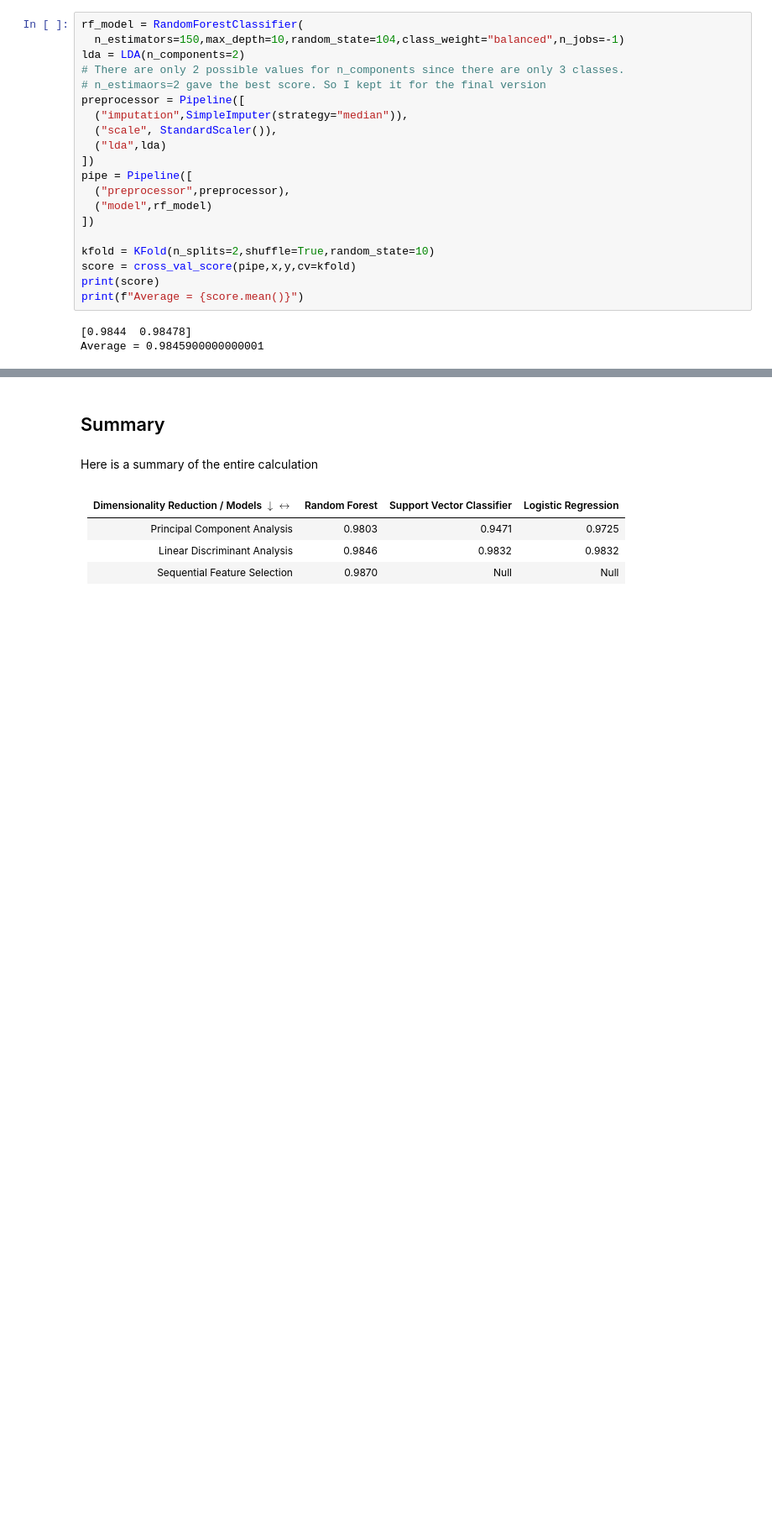
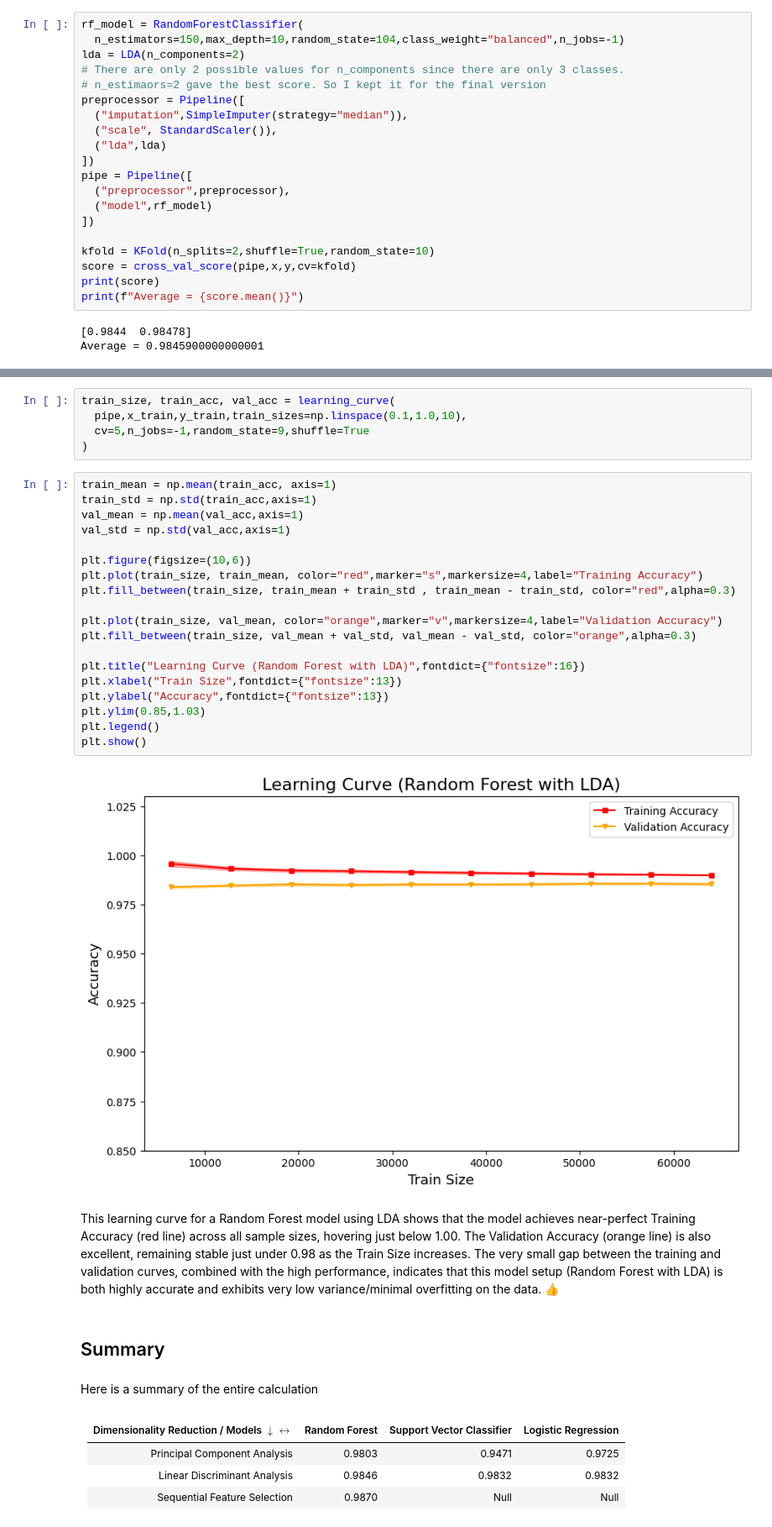
Before and after one commit to ByteBard58/The_CosmoClassifier, a Jupyter notebook: notebooks/research_RF.ipynb, the cells around one changed output, grey strips where cells are left out. Shown at 84% size. Saved outputs shown, nothing was run; the diff lists cells and outputs as text; blank space fills up the shorter version.

```diff
--- a/notebooks/research_RF.ipynb
+++ b/notebooks/research_RF.ipynb
@@ -176,3 +249,31 @@ Average = 0.9845900000000001
+# %%
+train_size, train_acc, val_acc = learning_curve(
+  pipe,x_train,y_train,train_sizes=np.linspace(0.1,1.0,10),
+  cv=5,n_jobs=-1,random_state=9,shuffle=True
+)
+# %%
+train_mean = np.mean(train_acc, axis=1)
+train_std = np.std(train_acc,axis=1)
+val_mean = np.mean(val_acc,axis=1)
+val_std = np.std(val_acc,axis=1)
+
+plt.figure(figsize=(10,6))
+plt.plot(train_size, train_mean, color="red",marker="s",markersize=4,label="Training Accuracy")
+plt.fill_between(train_size, train_mean + train_std , train_mean - train_std, color="red",alpha=0.3)
+
+plt.plot(train_size, val_mean, color="orange",marker="v",markersize=4,label="Validation Accuracy")
+plt.fill_between(train_size, val_mean + val_std, val_mean - val_std, color="orange",alpha=0.3)
+
+plt.title("Learning Curve (Random Forest with LDA)",fontdict={"fontsize":16})
+plt.xlabel("Train Size",fontdict={"fontsize":13})
+plt.ylabel("Accuracy",fontdict={"fontsize":13})
+plt.ylim(0.85,1.03)
+plt.legend()
+plt.show()
+# %% [output]
+[figure, added]
+# %% [markdown]
+This learning curve for a Random Forest model using LDA shows that the model achieves near-perfect Training Accuracy (red line) across all sample sizes, hovering just below 1.00. The Validation Accuracy (orange line) is also excellent, remaining stable just under 0.98 as the Train Size increases. The very small gap between the training and validation curves, combined with the high performance, indicates that this model setup (Random Forest with LDA) is both highly accurate and exhibits very low variance/minimal overfitting on the data. 👍
 # %% [markdown]
 ## Summary
 # %% [markdown]
```
Also changed, not shown: parts of 20 cells of this notebook.
